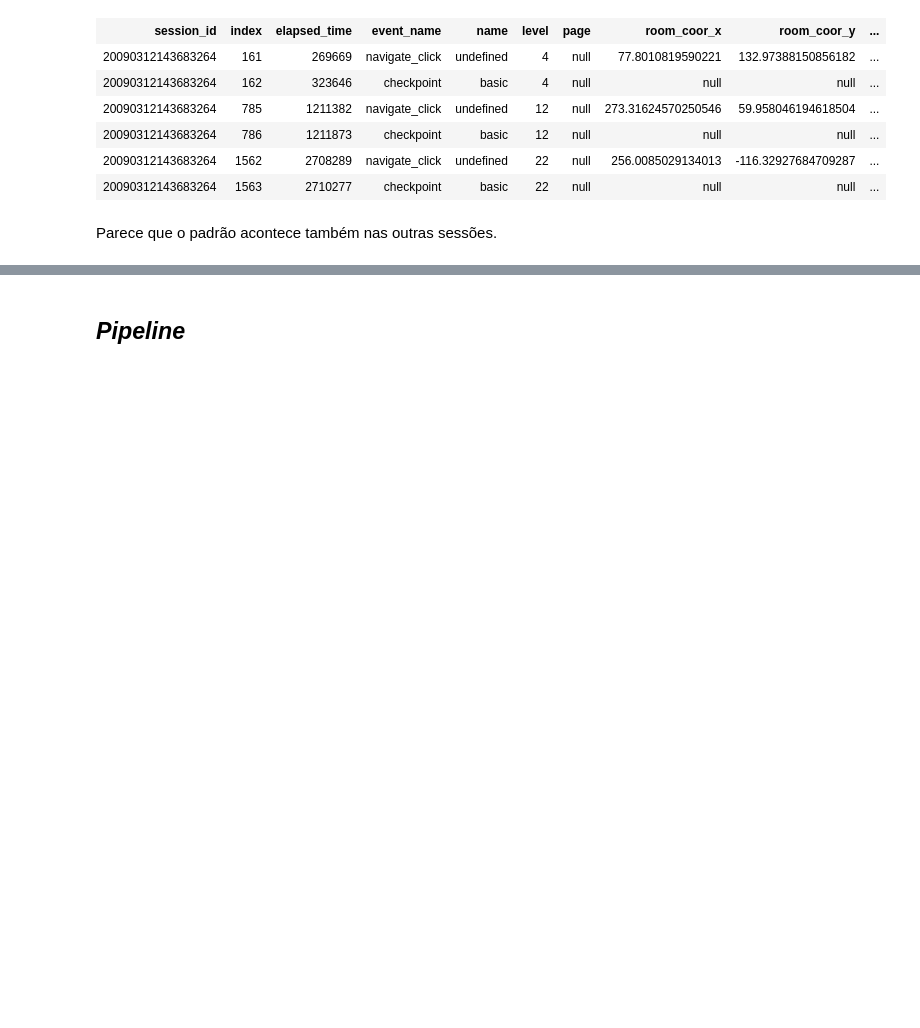
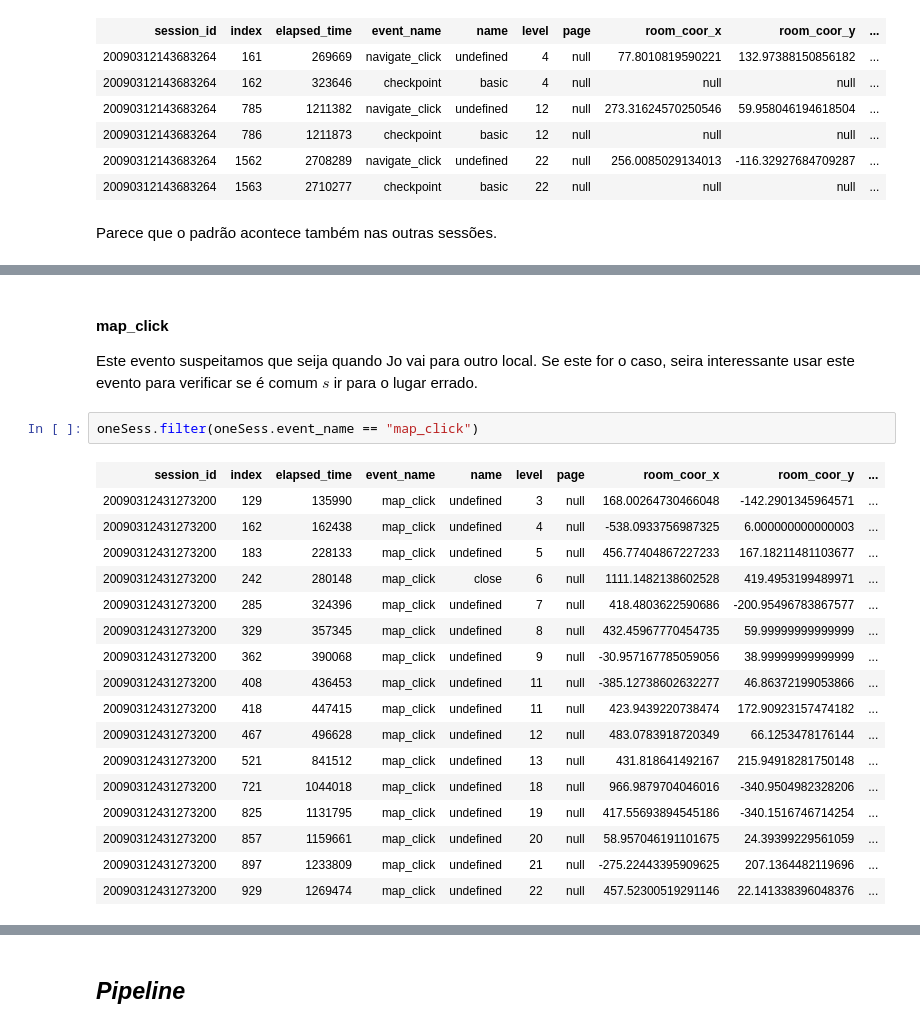
Before and after one commit to notPlancha/pbd, a Jupyter notebook: 1-formulacao.ipynb, the cells around one changed output, grey strips where cells are left out. Drawn from its saved outputs; the diff is of its cells as text; blank space fills up the shorter version.

Commit message:
feita algumas descricoes de eventos

```diff
--- a/1-formulacao.ipynb
+++ b/1-formulacao.ipynb
@@ -266,0 +338,24 @@ Parece que o padrão acontece também nas outras sessões.
+# %% [markdown]
+#### map_click
+
+Este evento suspeitamos que seija quando Jo vai para outro local. Se este for o caso, seira interessante usar este evento para verificar se é comum $s$ ir para o lugar errado.
+# %%
+oneSess.filter(oneSess.event_name == "map_click")
+# %% [output]
+| session_id | index | elapsed_time | event_name | name | level | page | room_coor_x | room_coor_y | ... |
+| 20090312431273200 | 129 | 135990 | map_click | undefined | 3 | null | 168.00264730466048 | -142.2901345964571 | ... |
+| 20090312431273200 | 162 | 162438 | map_click | undefined | 4 | null | -538.0933756987325 | 6.000000000000003 | ... |
+| 20090312431273200 | 183 | 228133 | map_click | undefined | 5 | null | 456.77404867227233 | 167.18211481103677 | ... |
+| 20090312431273200 | 242 | 280148 | map_click | close | 6 | null | 1111.1482138602528 | 419.4953199489971 | ... |
+| 20090312431273200 | 285 | 324396 | map_click | undefined | 7 | null | 418.4803622590686 | -200.95496783867577 | ... |
+| 20090312431273200 | 329 | 357345 | map_click | undefined | 8 | null | 432.45967770454735 | 59.99999999999999 | ... |
+| 20090312431273200 | 362 | 390068 | map_click | undefined | 9 | null | -30.957167785059056 | 38.99999999999999 | ... |
+| 20090312431273200 | 408 | 436453 | map_click | undefined | 11 | null | -385.12738602632277 | 46.86372199053866 | ... |
+| 20090312431273200 | 418 | 447415 | map_click | undefined | 11 | null | 423.9439220738474 | 172.90923157474182 | ... |
+| 20090312431273200 | 467 | 496628 | map_click | undefined | 12 | null | 483.0783918720349 | 66.1253478176144 | ... |
+| 20090312431273200 | 521 | 841512 | map_click | undefined | 13 | null | 431.818641492167 | 215.94918281750148 | ... |
+| 20090312431273200 | 721 | 1044018 | map_click | undefined | 18 | null | 966.9879704046016 | -340.9504982328206 | ... |
+| 20090312431273200 | 825 | 1131795 | map_click | undefined | 19 | null | 417.55693894545186 | -340.1516746714254 | ... |
+| 20090312431273200 | 857 | 1159661 | map_click | undefined | 20 | null | 58.957046191101675 | 24.39399229561059 | ... |
+| 20090312431273200 | 897 | 1233809 | map_click | undefined | 21 | null | -275.22443395909625 | 207.1364482119696 | ... |
+| 20090312431273200 | 929 | 1269474 | map_click | undefined | 22 | null | 457.52300519291146 | 22.141338396048376 | ... |
```
Also changed, not shown: parts of 21 cells of this notebook.
